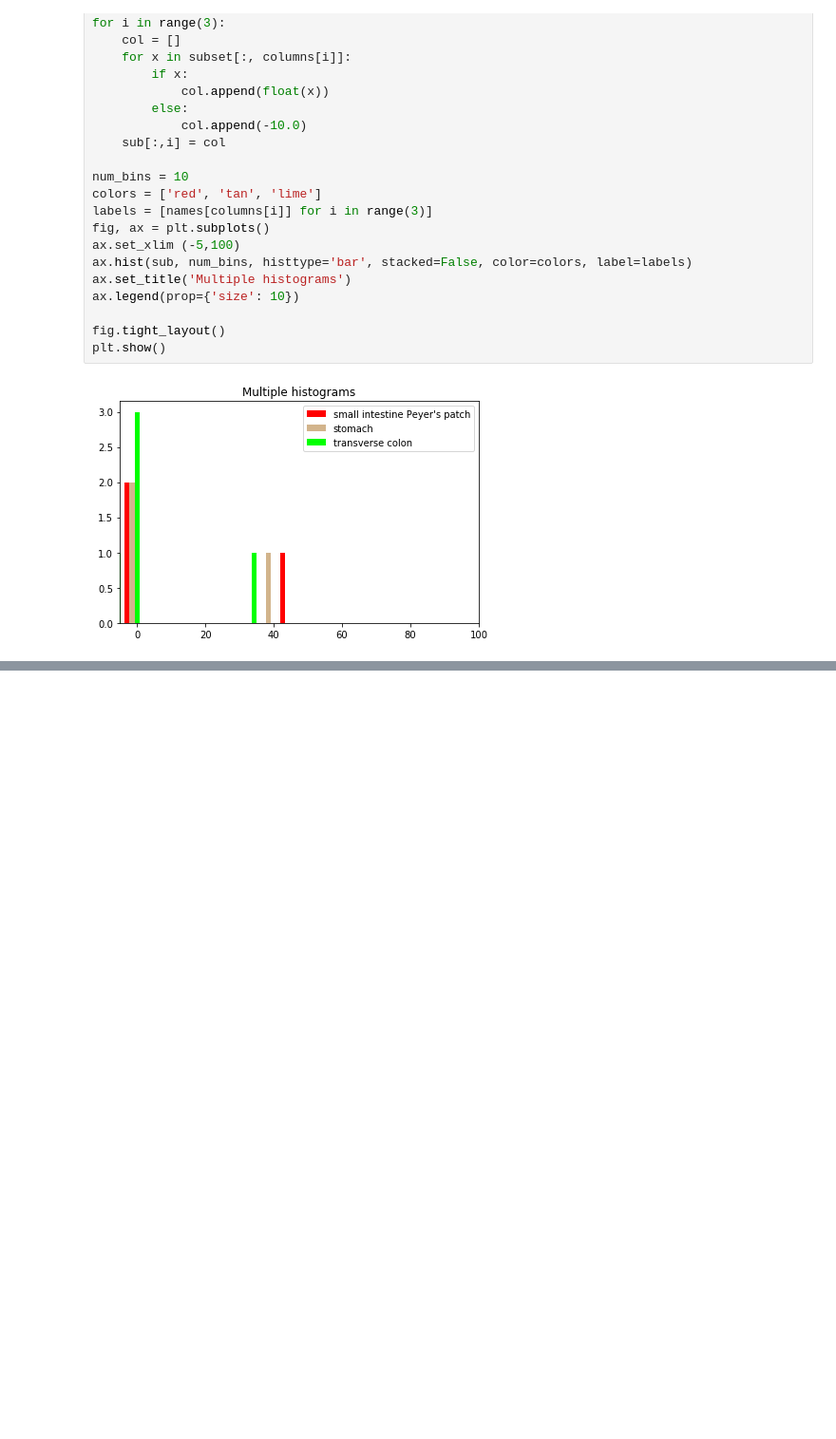
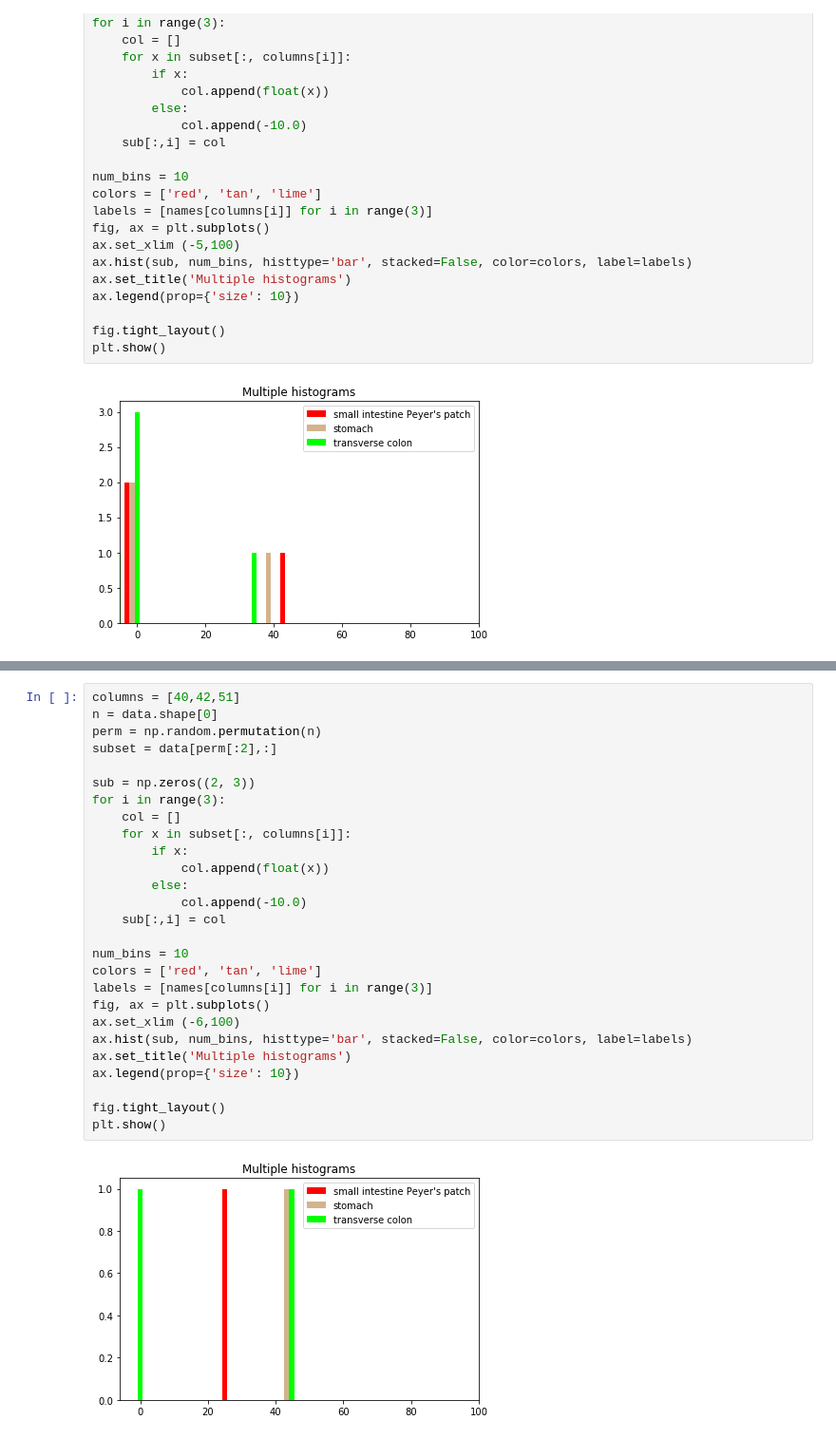
Before and after one commit to HFinegold/Genomics-Institute-Ind-Study-Wtr-18, a Jupyter notebook: indstudy.ipynb, the cells around one changed output, grey strips where cells are left out. Shown: that part at 95% size. Drawn from its saved outputs; the diff is of its cells as text; blank space fills up the shorter version.

```diff
--- a/indstudy.ipynb
+++ b/indstudy.ipynb
@@ -211,0 +212,29 @@ IndexError: too many indices for array
+# %%
+columns = [40,42,51]
+n = data.shape[0]
+perm = np.random.permutation(n)
+subset = data[perm[:2],:]
+
+sub = np.zeros((2, 3))
+for i in range(3):
+    col = []
+    for x in subset[:, columns[i]]:
+        if x:
+            col.append(float(x))
+        else:
+            col.append(-10.0)
+    sub[:,i] = col
+
+num_bins = 10
+colors = ['red', 'tan', 'lime']
+labels = [names[columns[i]] for i in range(3)]
+fig, ax = plt.subplots()
+ax.set_xlim (-6,100)
+ax.hist(sub, num_bins, histtype='bar', stacked=False, color=colors, label=labels)
+ax.set_title('Multiple histograms')
+ax.legend(prop={'size': 10})
+
+fig.tight_layout()
+plt.show()
+# %% [output]
+[figure, added]
```
Also changed, not shown: parts of 1 cell of this notebook.
